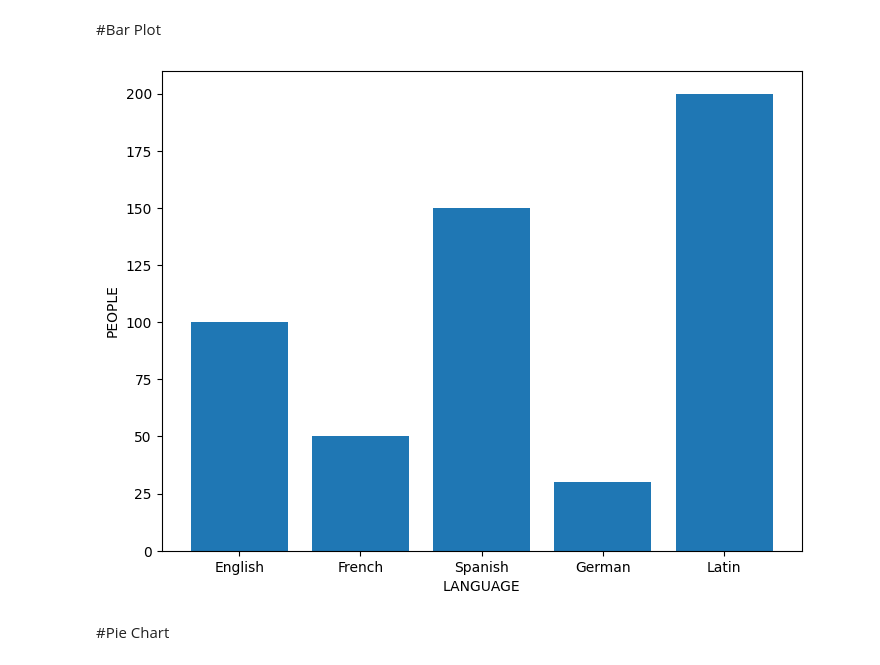
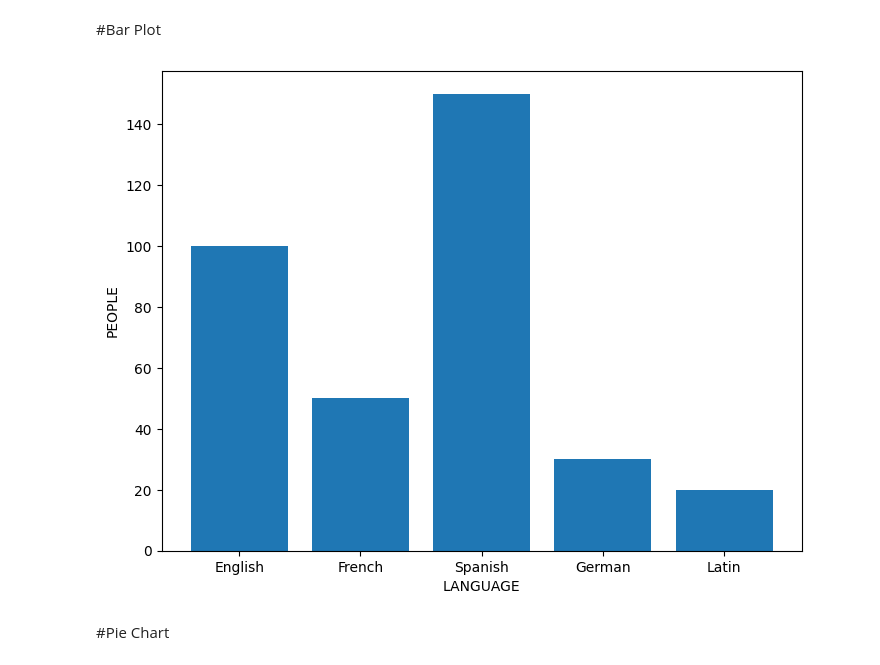
Before and after one commit to officialaryansingh/matplot_lib, a Jupyter notebook: Mathplotlib_basics.ipynb, the cells around one changed output. Saved outputs shown, nothing was run; the diff lists cells and outputs as text; code cells hidden in the pictures.

```diff
--- a/Mathplotlib_basics.ipynb
+++ b/Mathplotlib_basics.ipynb
@@ -126,13 +126,13 @@ plt.plot()
 # %%
 fig = plt.figure()
 ax = fig.add_axes([0,0,1,1])
 languages = ['English','French','Spanish','German','Latin']
-people = [100,50,150,30,200]
+people = [100,50,150,30,20]
 ax.bar(languages,people)
 plt.xlabel('LANGUAGE')
 plt.ylabel('PEOPLE')
 plt.show()
 # %% [output]
-[figure, old version]
+[figure, new version]
 # %% [markdown]
 #Pie Chart
```
